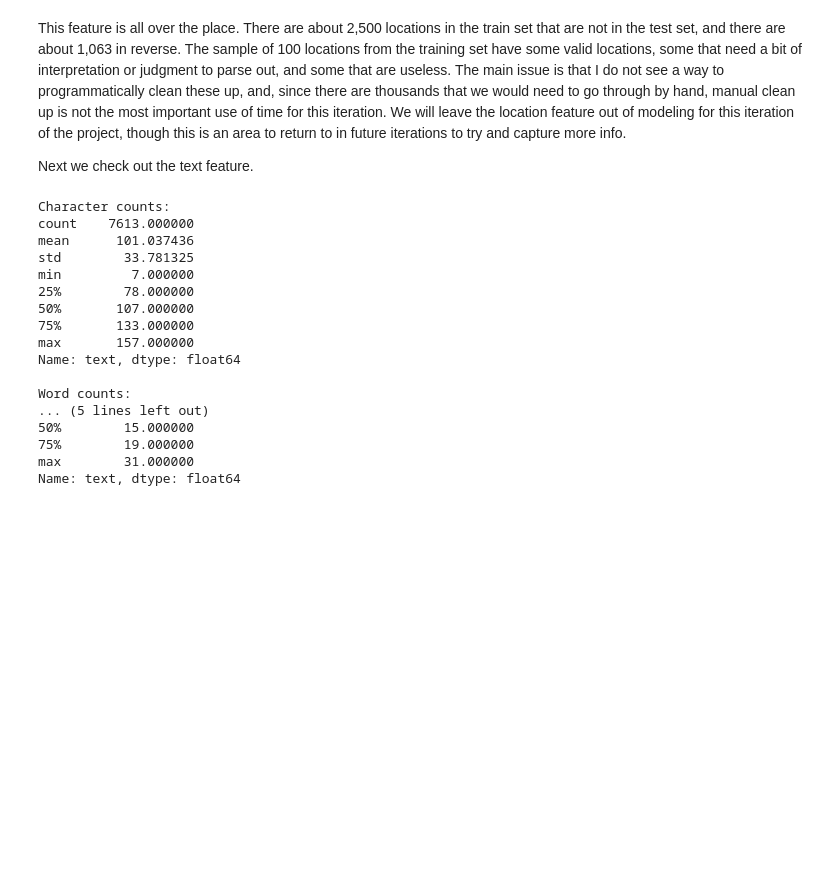
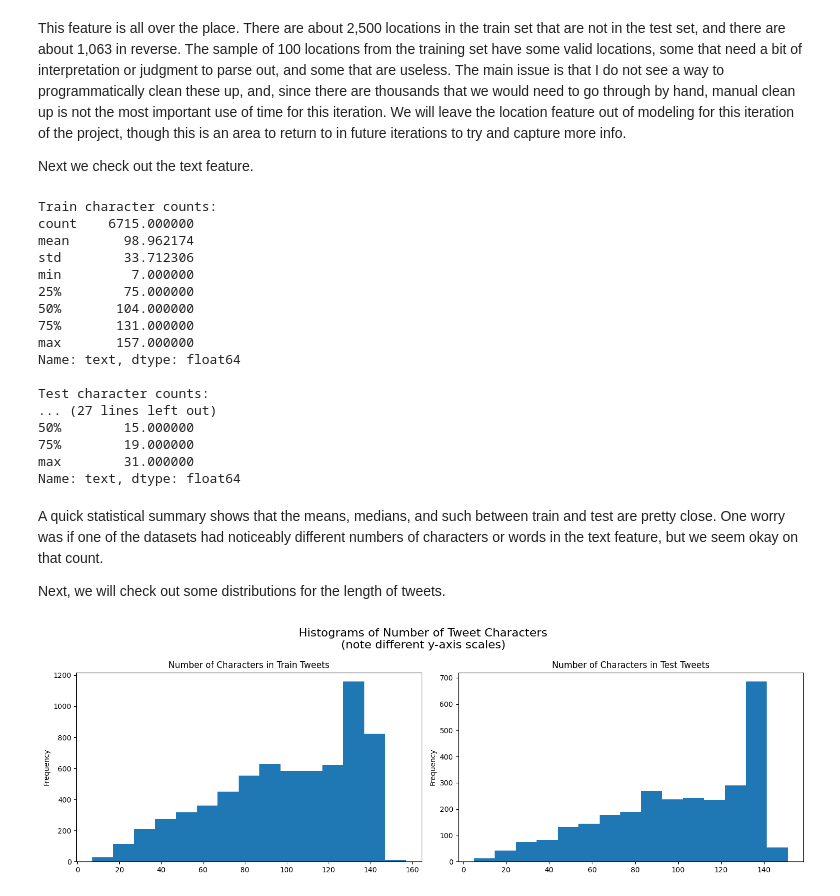
Before and after one commit to jhleakakos/msds-nlp-disaster-tweets, a Jupyter notebook: talk_about_a_disaster.ipynb, the cells around one changed output. Saved outputs shown, nothing was run; the diff lists cells and outputs as text; code cells hidden in the pictures; blank space fills up the shorter version.

```diff
--- a/talk_about_a_disaster.ipynb
+++ b/talk_about_a_disaster.ipynb
@@ -374,27 +371,63 @@ This feature is all over the place. There are about 2,500 locations in the train
 Next we check out the text feature.
 # %%
 tweet_num_chars_train = df_train['text'].str.len()
-tweet_num_words_test = df_train['text'].str.split().str.len()
-print('Character counts:')
+tweet_num_chars_test = df_test['text'].str.len()
+tweet_num_words_train = df_train['text'].str.split().str.len()
+tweet_num_words_test = df_test['text'].str.split().str.len()
+print('Train character counts:')
 print(tweet_num_chars_train.describe())
 print()
-print('Word counts:')
+print('Test character counts:')
+print(tweet_num_chars_test.describe())
+print()
+print('Train word counts:')
+print(tweet_num_words_train.describe())
+print()
+print('Test word counts:')
 print(tweet_num_words_test.describe())
 # %% [output]
-Character counts:
-count    7613.000000
-mean      101.037436
-std        33.781325
+Train character counts:
+count    6715.000000
+mean       98.962174
+std        33.712306
 min         7.000000
-25%        78.000000
-50%       107.000000
-75%       133.000000
+25%        75.000000
+50%       104.000000
+75%       131.000000
 max       157.000000
 Name: text, dtype: float64
 
-Word counts:
-... (5 lines left out)
+Test character counts:
+... (27 lines left out)
 50%        15.000000
 75%        19.000000
 max        31.000000
 Name: text, dtype: float64
+# %% [markdown]
+A quick statistical summary shows that the means, medians, and such between train and test are pretty close. One worry was if one of the datasets had noticeably different numbers of characters or words in the text feature, but we seem okay on that count.
+
+Next, we will check out some distributions for the length of tweets.
+# %%
+fig, axes = plt.subplots(
+    nrows=1
+    , ncols=2
+    , figsize=(15, 5)
+)
+
+tweet_num_chars_train.plot(
+    kind='hist'
+    , ax=axes[0]
+    , bins=15
+);
+axes[0].set_title('Number of Characters in Train Tweets')
+
+tweet_num_chars_test.plot(
+    kind='hist'
+    , ax=axes[1]
+    , bins=15
+);
+axes[1].set_title('Number of Characters in Test Tweets')
+fig.suptitle('Histograms of Number of Tweet Characters\n(note different y-axis scales)', fontsize=16)
+plt.tight_layout()
+# %% [output]
+[figure, added]
```
Also changed, not shown: parts of 8 cells of this notebook.
